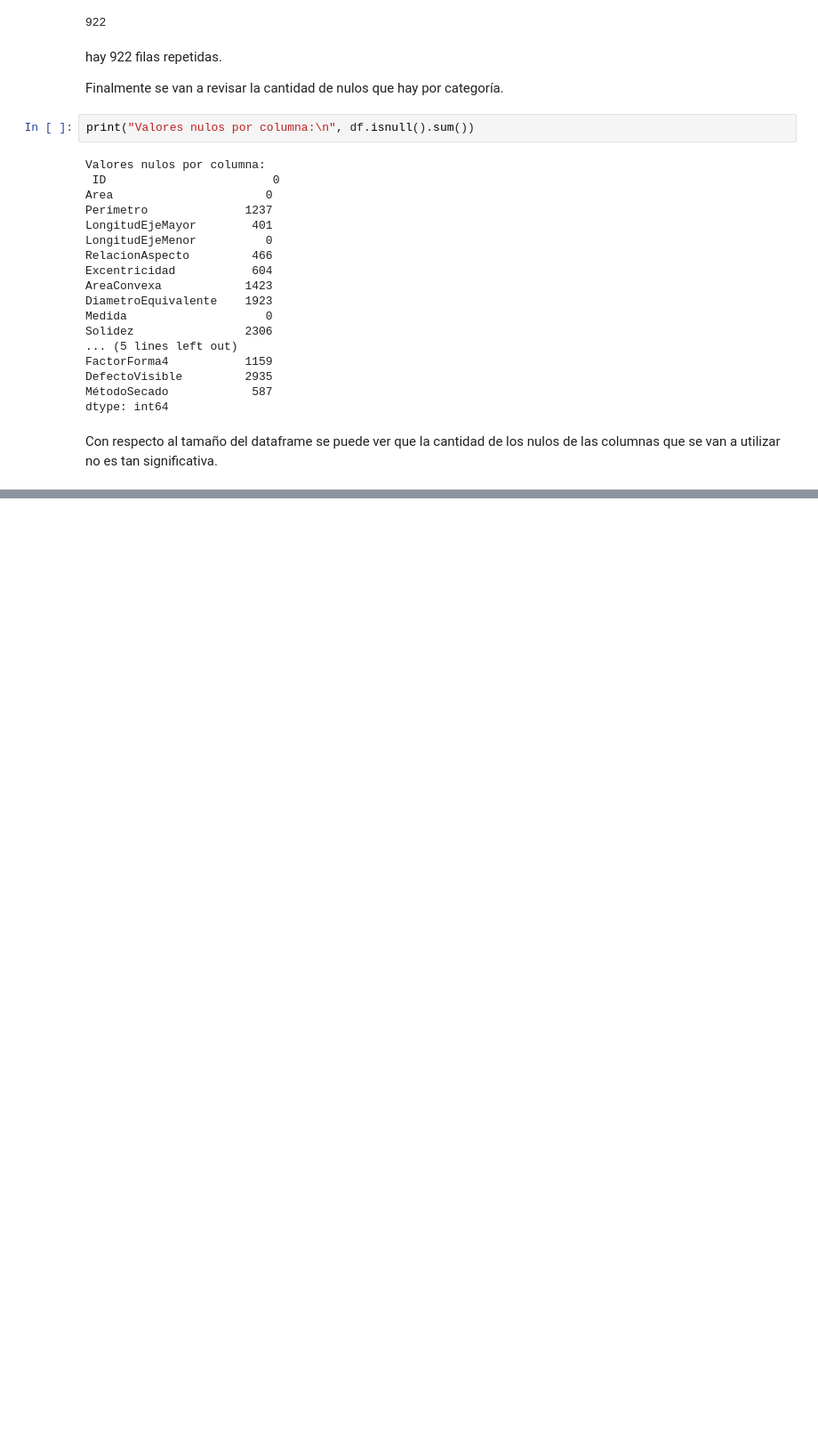
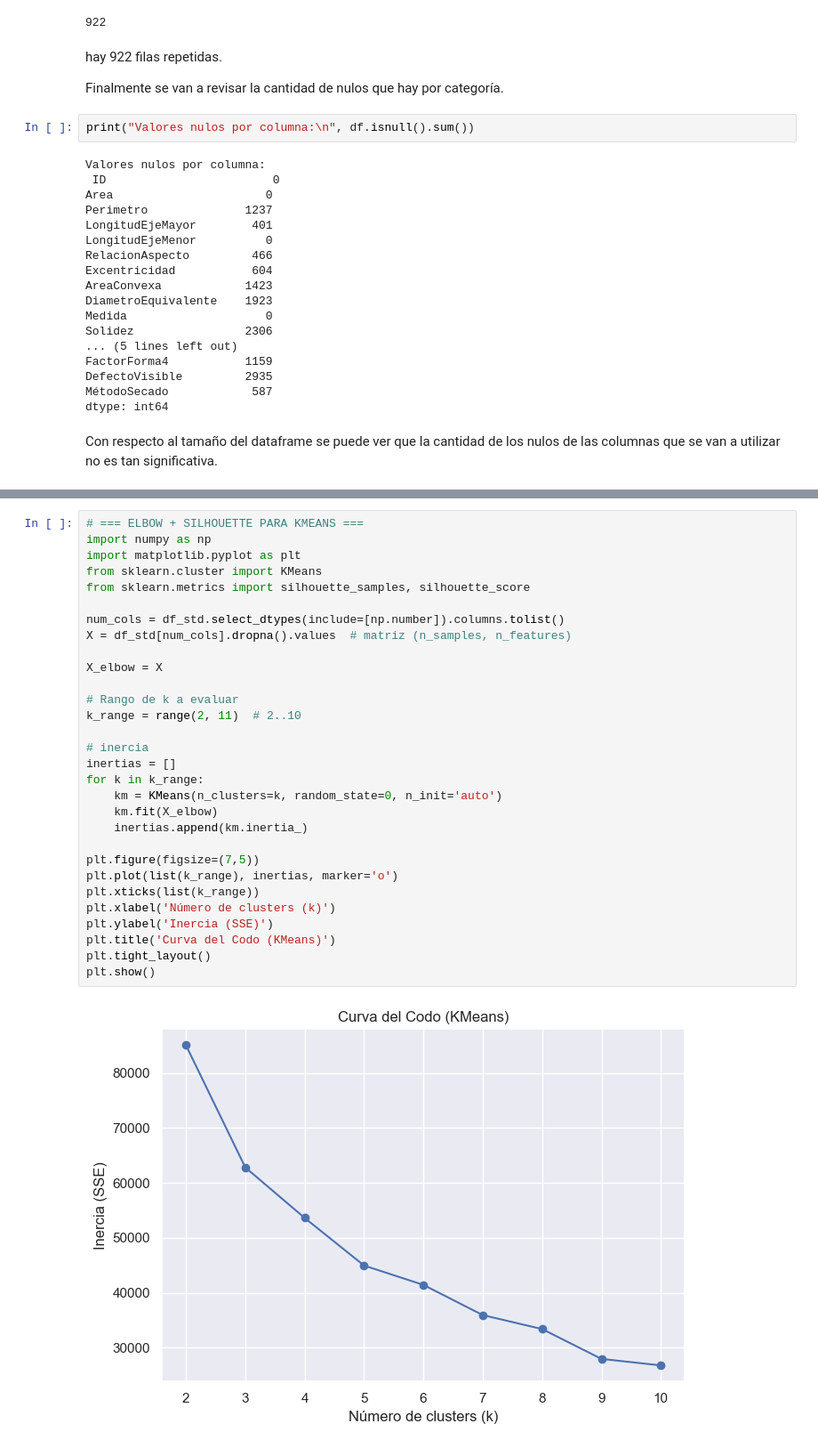
Before and after one commit to juandnn/ProyectoCafecitoMatutino-, a Jupyter notebook: laboratorio2.ipynb, the cells around one changed output, grey strips where cells are left out. Shown at 89% size. Saved outputs shown, nothing was run; the diff lists cells and outputs as text; blank space fills up the shorter version.

```diff
--- a/laboratorio2.ipynb
+++ b/laboratorio2.ipynb
@@ -249,0 +451,32 @@ Con respecto al tamaño del dataframe se puede ver que la cantidad de los nulos
+# %%
+# === ELBOW + SILHOUETTE PARA KMEANS ===
+import numpy as np
+import matplotlib.pyplot as plt
+from sklearn.cluster import KMeans
+from sklearn.metrics import silhouette_samples, silhouette_score
+
+num_cols = df_std.select_dtypes(include=[np.number]).columns.tolist()
+X = df_std[num_cols].dropna().values  # matriz (n_samples, n_features)
+
+X_elbow = X
+
+# Rango de k a evaluar
+k_range = range(2, 11)  # 2..10
+
+# inercia
+inertias = []
+for k in k_range:
+    km = KMeans(n_clusters=k, random_state=0, n_init='auto')
+    km.fit(X_elbow)
+    inertias.append(km.inertia_)
+
+plt.figure(figsize=(7,5))
+plt.plot(list(k_range), inertias, marker='o')
+plt.xticks(list(k_range))
+plt.xlabel('Número de clusters (k)')
+plt.ylabel('Inercia (SSE)')
+plt.title('Curva del Codo (KMeans)')
+plt.tight_layout()
+plt.show()
+# %% [output]
+[figure, added]
```
Also changed, not shown: parts of 20 cells of this notebook.
